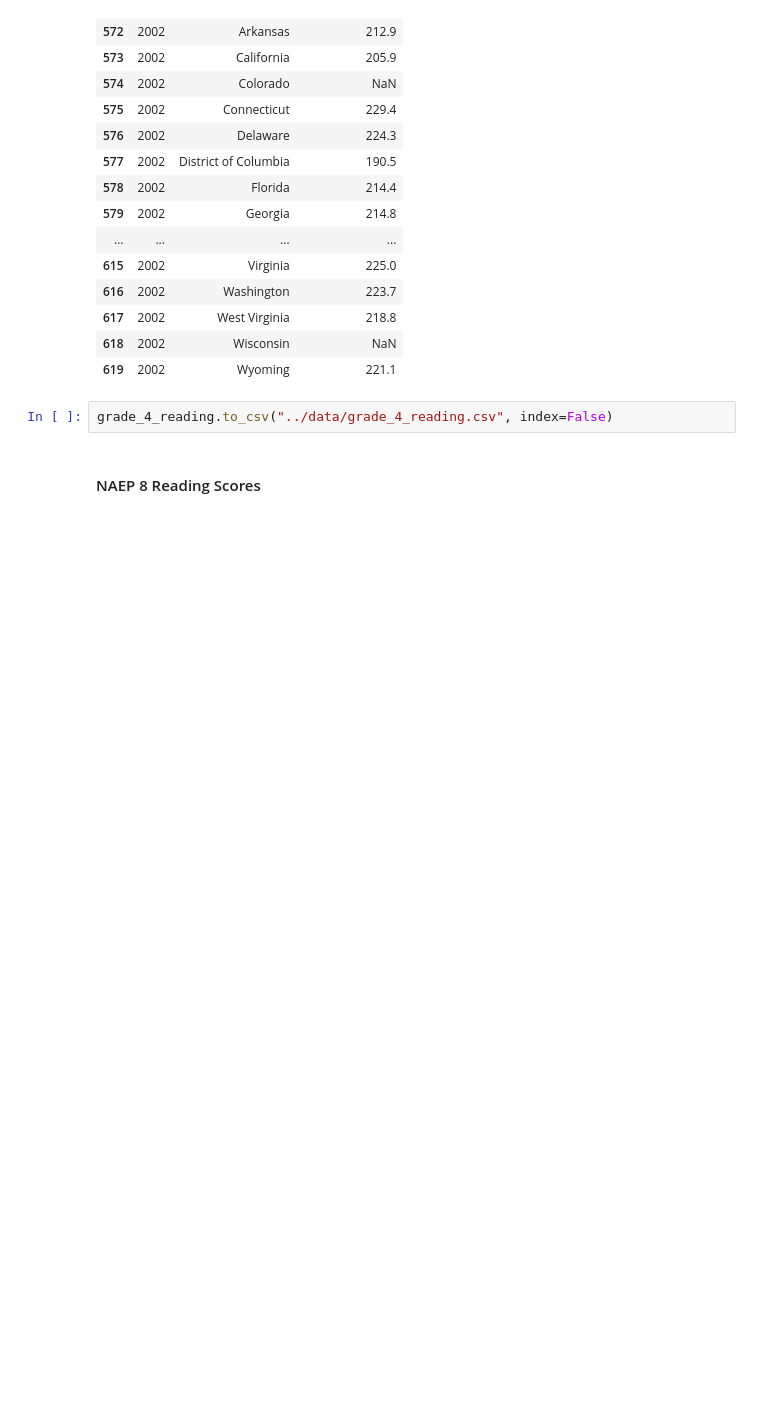
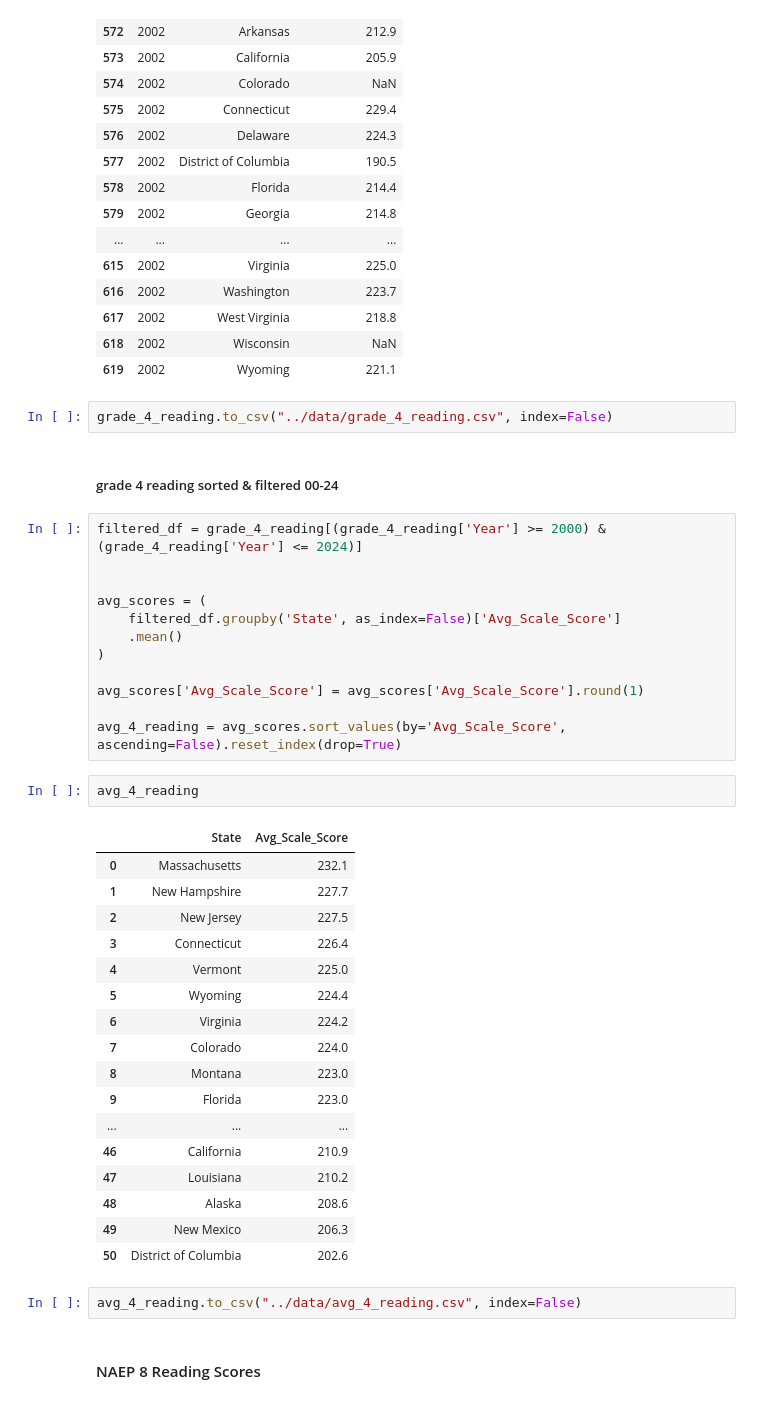
Before and after one commit to LeAnne-Velazquez/education_funding_and_student_outcomes, a Jupyter notebook: notebooks/naep_scores.ipynb, the cells around one changed output. Saved outputs shown, nothing was run; the diff lists cells and outputs as text; blank space fills up the shorter version.

```diff
--- a/notebooks/naep_scores.ipynb
+++ b/notebooks/naep_scores.ipynb
@@ -67,6 +67,42 @@ grade_4_reading.tail(50)
 | 619 | 2002 | Wyoming | 221.1 |
 # %%
 grade_4_reading.to_csv("../data/grade_4_reading.csv", index=False)
+# %% [markdown]
+##### grade 4 reading sorted & filtered 00-24
+# %%
+filtered_df = grade_4_reading[(grade_4_reading['Year'] >= 2000) & (grade_4_reading['Year'] <= 2024)]
+
+
+avg_scores = (
+    filtered_df.groupby('State', as_index=False)['Avg_Scale_Score']
+    .mean()
+)
+
+avg_scores['Avg_Scale_Score'] = avg_scores['Avg_Scale_Score'].round(1)
+
+avg_4_reading = avg_scores.sort_values(by='Avg_Scale_Score', ascending=False).reset_index(drop=True)
+# %%
+avg_4_reading
+# %% [output]
+|  | State | Avg_Scale_Score |
+| 0 | Massachusetts | 232.1 |
+| 1 | New Hampshire | 227.7 |
+| 2 | New Jersey | 227.5 |
+| 3 | Connecticut | 226.4 |
+| 4 | Vermont | 225.0 |
+| 5 | Wyoming | 224.4 |
+| 6 | Virginia | 224.2 |
+| 7 | Colorado | 224.0 |
+| 8 | Montana | 223.0 |
+| 9 | Florida | 223.0 |
+| ... | ... | ... |
+| 46 | California | 210.9 |
+| 47 | Louisiana | 210.2 |
+| 48 | Alaska | 208.6 |
+| 49 | New Mexico | 206.3 |
+| 50 | District of Columbia | 202.6 |
+# %%
+avg_4_reading.to_csv("../data/avg_4_reading.csv", index=False)
 # %% [markdown]
 #### NAEP 8 Reading Scores
 # %%
```
Also changed, not shown: parts of 14 cells of this notebook, 1 other file.
